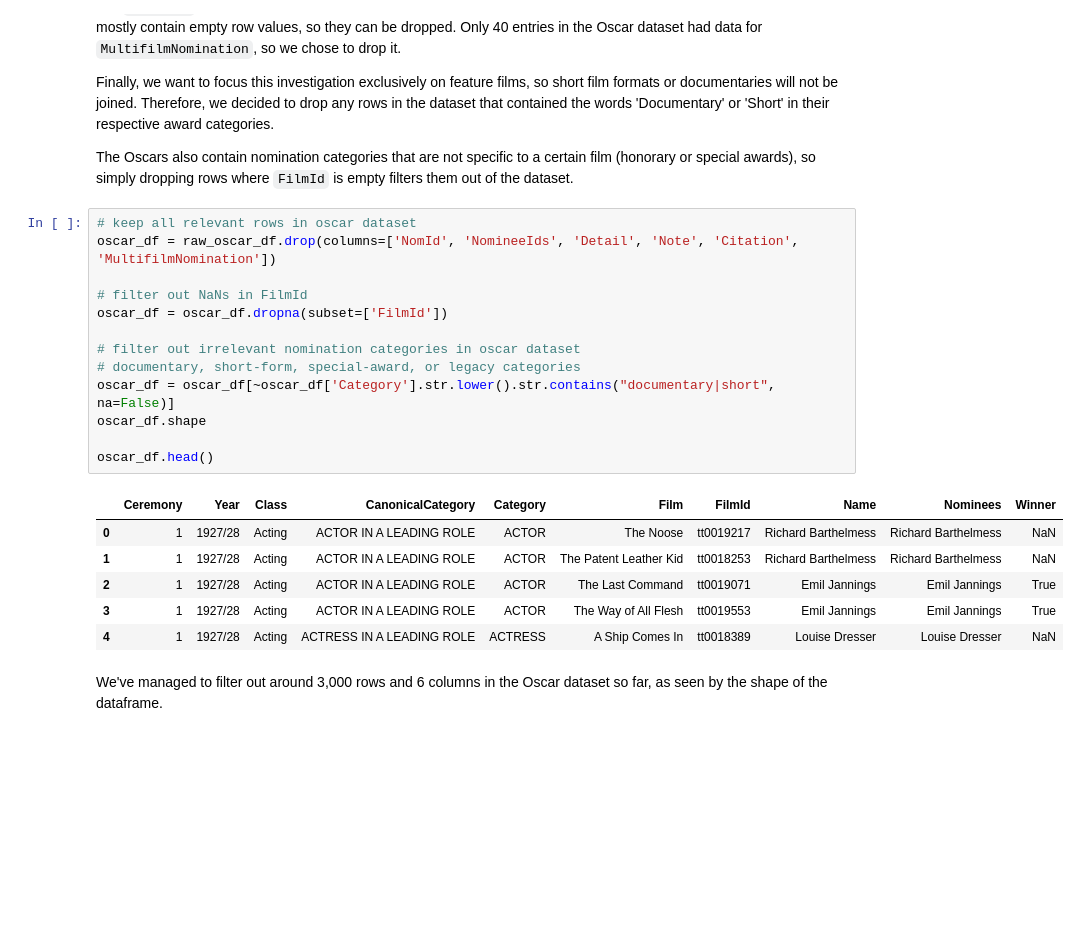
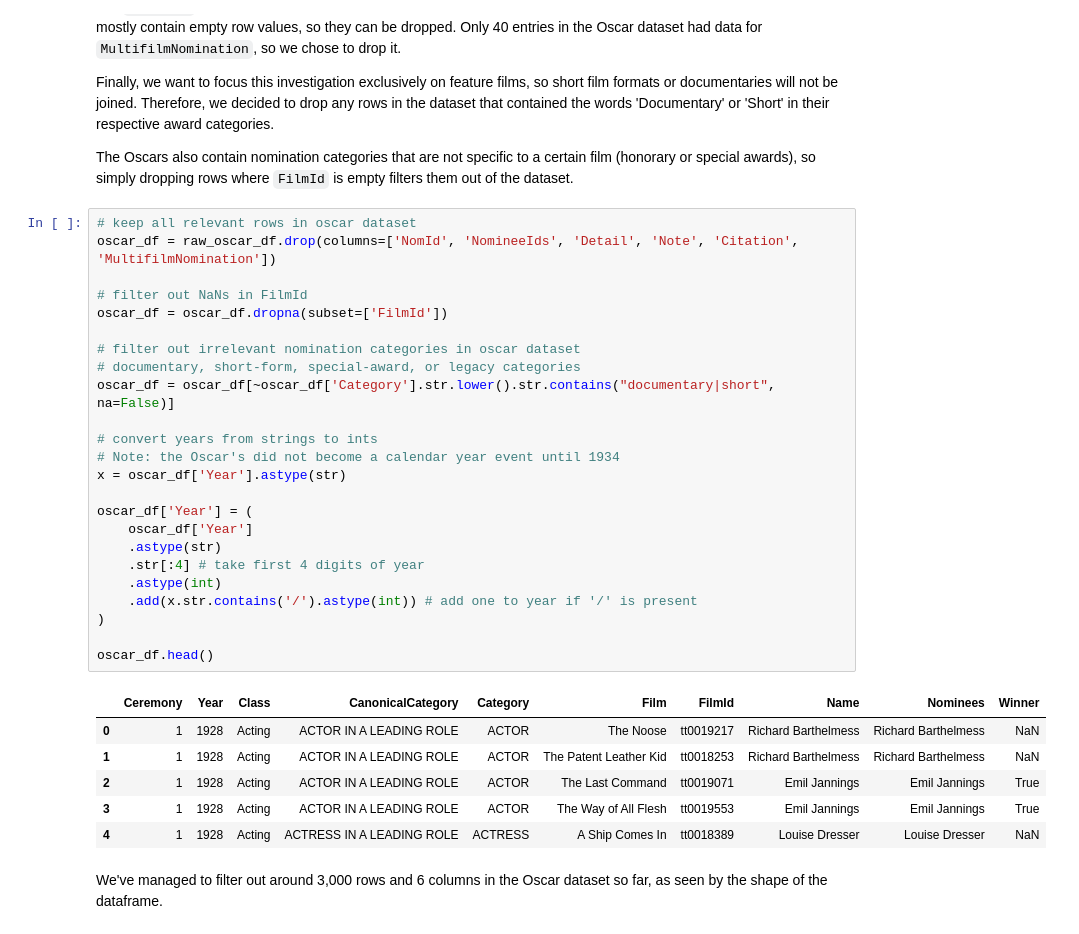
Before and after one commit to jad-bey/SIADS-593-Film-Awards-Data-Analysis, a Jupyter notebook: dataset.ipynb, the cells around one changed output. Cells and saved outputs as stored; diff of their text form; blank space fills up the shorter version.

Commit message:
converted years from strings to ints

```diff
--- a/dataset.ipynb
+++ b/dataset.ipynb
@@ -102,23 +102,34 @@ The Oscars also contain nomination categories that are not specific to a certain
 # %%
 # keep all relevant rows in oscar dataset
 oscar_df = raw_oscar_df.drop(columns=['NomId', 'NomineeIds', 'Detail', 'Note', 'Citation', 'MultifilmNomination'])
 
 # filter out NaNs in FilmId
 oscar_df = oscar_df.dropna(subset=['FilmId'])
 
 # filter out irrelevant nomination categories in oscar dataset
 # documentary, short-form, special-award, or legacy categories
 oscar_df = oscar_df[~oscar_df['Category'].str.lower().str.contains("documentary|short", na=False)]
-oscar_df.shape
+
+# convert years from strings to ints
+# Note: the Oscar's did not become a calendar year event until 1934
+x = oscar_df['Year'].astype(str)
+
+oscar_df['Year'] = (
+    oscar_df['Year']
+    .astype(str)
+    .str[:4] # take first 4 digits of year
+    .astype(int)
+    .add(x.str.contains('/').astype(int)) # add one to year if '/' is present
+)
 
 oscar_df.head()
 # %% [output]
 |  | Ceremony | Year | Class | CanonicalCategory | Category | Film | FilmId | Name | Nominees | Winner |
-| 0 | 1 | 1927/28 | Acting | ACTOR IN A LEADING ROLE | ACTOR | The Noose | tt0019217 | Richard Barthelmess | Richard Barthelmess | NaN |
-| 1 | 1 | 1927/28 | Acting | ACTOR IN A LEADING ROLE | ACTOR | The Patent Leather Kid | tt0018253 | Richard Barthelmess | Richard Barthelmess | NaN |
-| 2 | 1 | 1927/28 | Acting | ACTOR IN A LEADING ROLE | ACTOR | The Last Command | tt0019071 | Emil Jannings | Emil Jannings | True |
-| 3 | 1 | 1927/28 | Acting | ACTOR IN A LEADING ROLE | ACTOR | The Way of All Flesh | tt0019553 | Emil Jannings | Emil Jannings | True |
-| 4 | 1 | 1927/28 | Acting | ACTRESS IN A LEADING ROLE | ACTRESS | A Ship Comes In | tt0018389 | Louise Dresser | Louise Dresser | NaN |
+| 0 | 1 | 1928 | Acting | ACTOR IN A LEADING ROLE | ACTOR | The Noose | tt0019217 | Richard Barthelmess | Richard Barthelmess | NaN |
+| 1 | 1 | 1928 | Acting | ACTOR IN A LEADING ROLE | ACTOR | The Patent Leather Kid | tt0018253 | Richard Barthelmess | Richard Barthelmess | NaN |
+| 2 | 1 | 1928 | Acting | ACTOR IN A LEADING ROLE | ACTOR | The Last Command | tt0019071 | Emil Jannings | Emil Jannings | True |
+| 3 | 1 | 1928 | Acting | ACTOR IN A LEADING ROLE | ACTOR | The Way of All Flesh | tt0019553 | Emil Jannings | Emil Jannings | True |
+| 4 | 1 | 1928 | Acting | ACTRESS IN A LEADING ROLE | ACTRESS | A Ship Comes In | tt0018389 | Louise Dresser | Louise Dresser | NaN |
 # %% [markdown]
 We've managed to filter out around 3,000 rows and 6 columns in the Oscar dataset so far, as seen by the shape of the dataframe.
 # %%
```
Also changed, not shown: parts of 1 cell of this notebook, 2 other files.
